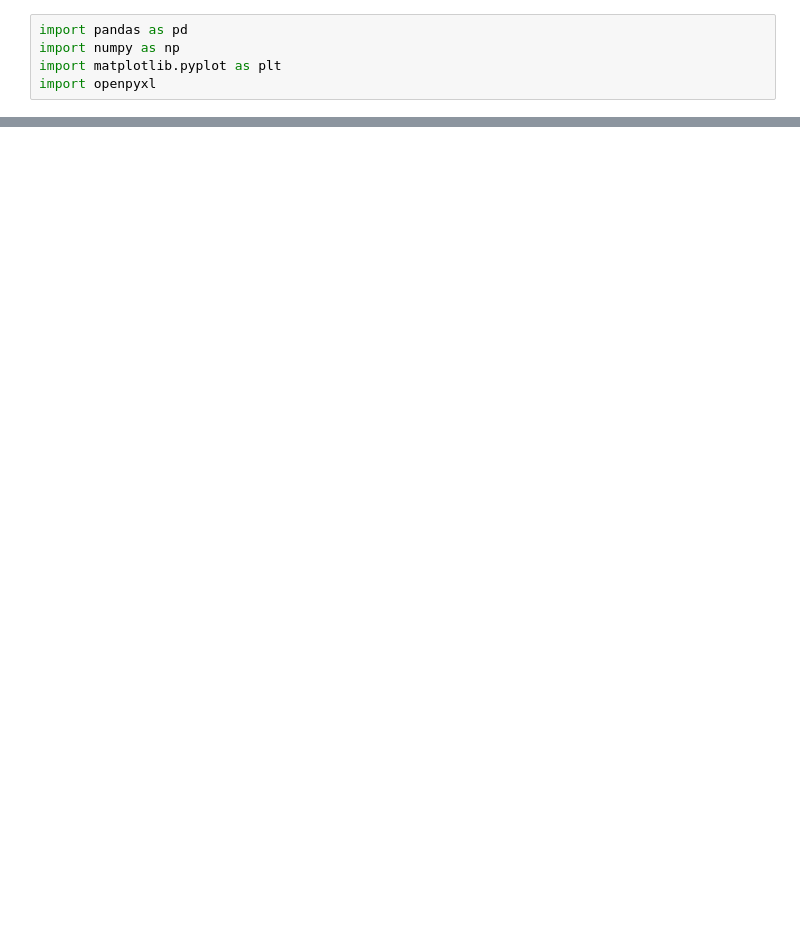
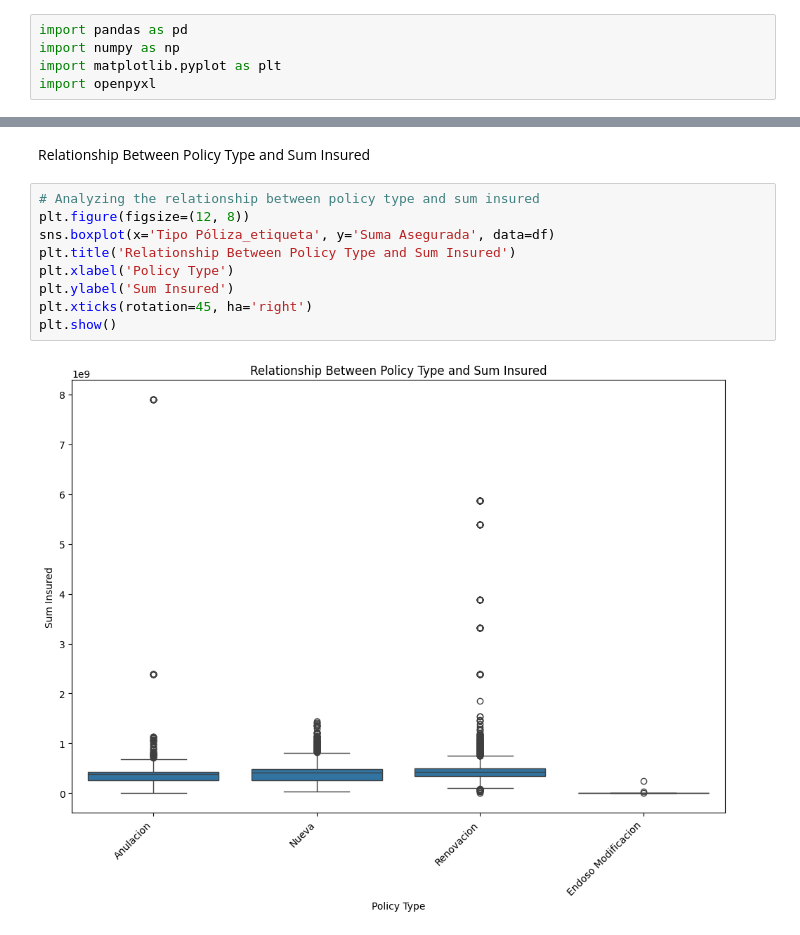
Before and after one commit to frostbitepy/ExcelDataAnalysisApp, a Jupyter notebook: notebook.ipynb, the cells around one changed output, grey strips where cells are left out. Saved outputs shown, nothing was run; the diff lists cells and outputs as text; blank space fills up the shorter version.

```diff
--- a/notebook.ipynb
+++ b/notebook.ipynb
@@ -82,0 +221,13 @@ print(unique_values)
+# %% [markdown]
+Relationship Between Policy Type and Sum Insured
+# %%
+# Analyzing the relationship between policy type and sum insured
+plt.figure(figsize=(12, 8))
+sns.boxplot(x='Tipo Póliza_etiqueta', y='Suma Asegurada', data=df)
+plt.title('Relationship Between Policy Type and Sum Insured')
+plt.xlabel('Policy Type')
+plt.ylabel('Sum Insured')
+plt.xticks(rotation=45, ha='right')
+plt.show()
+# %% [output]
+[figure, added]
```
Also changed, not shown: parts of 40 cells of this notebook, 1 other file.
